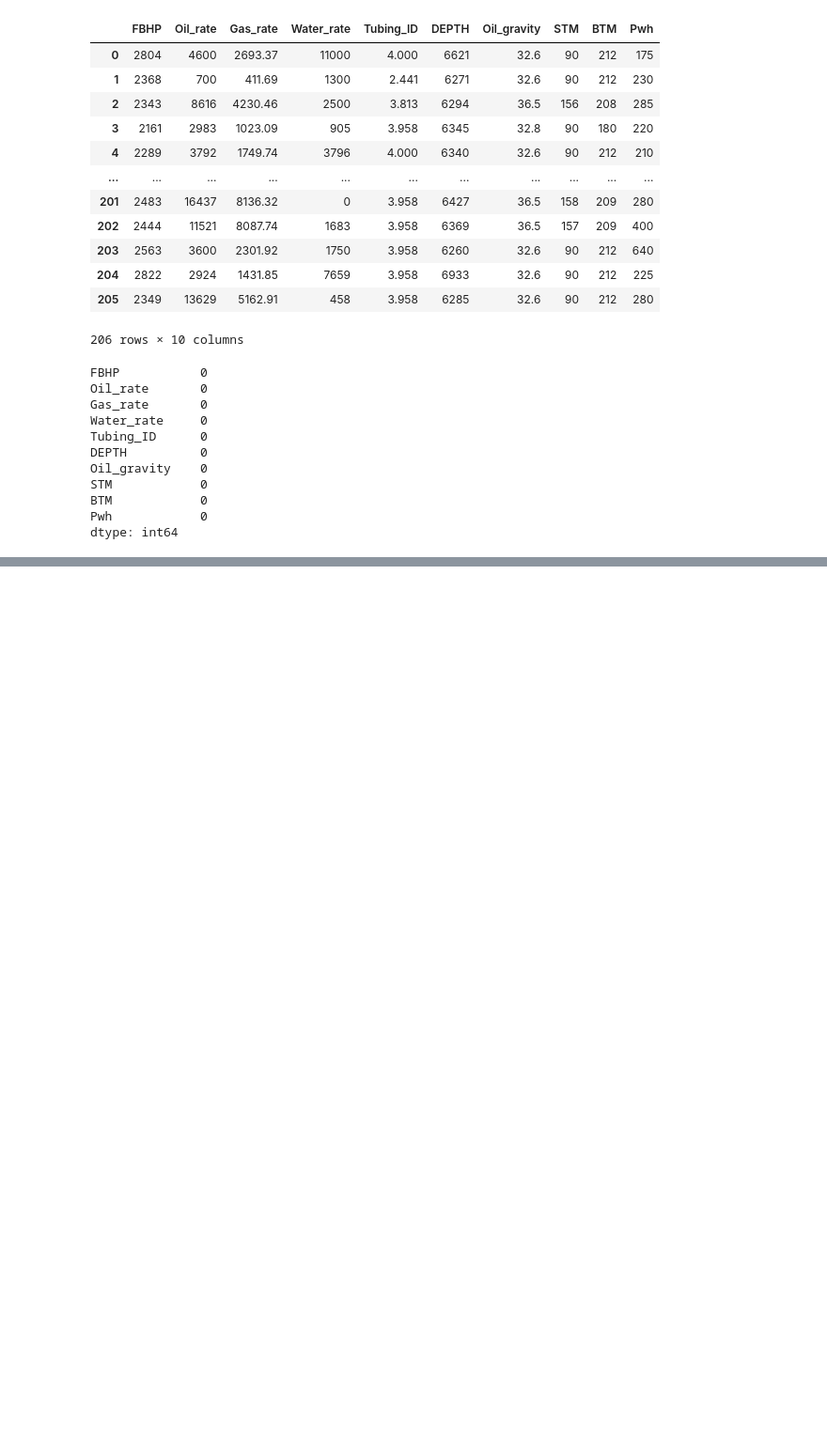
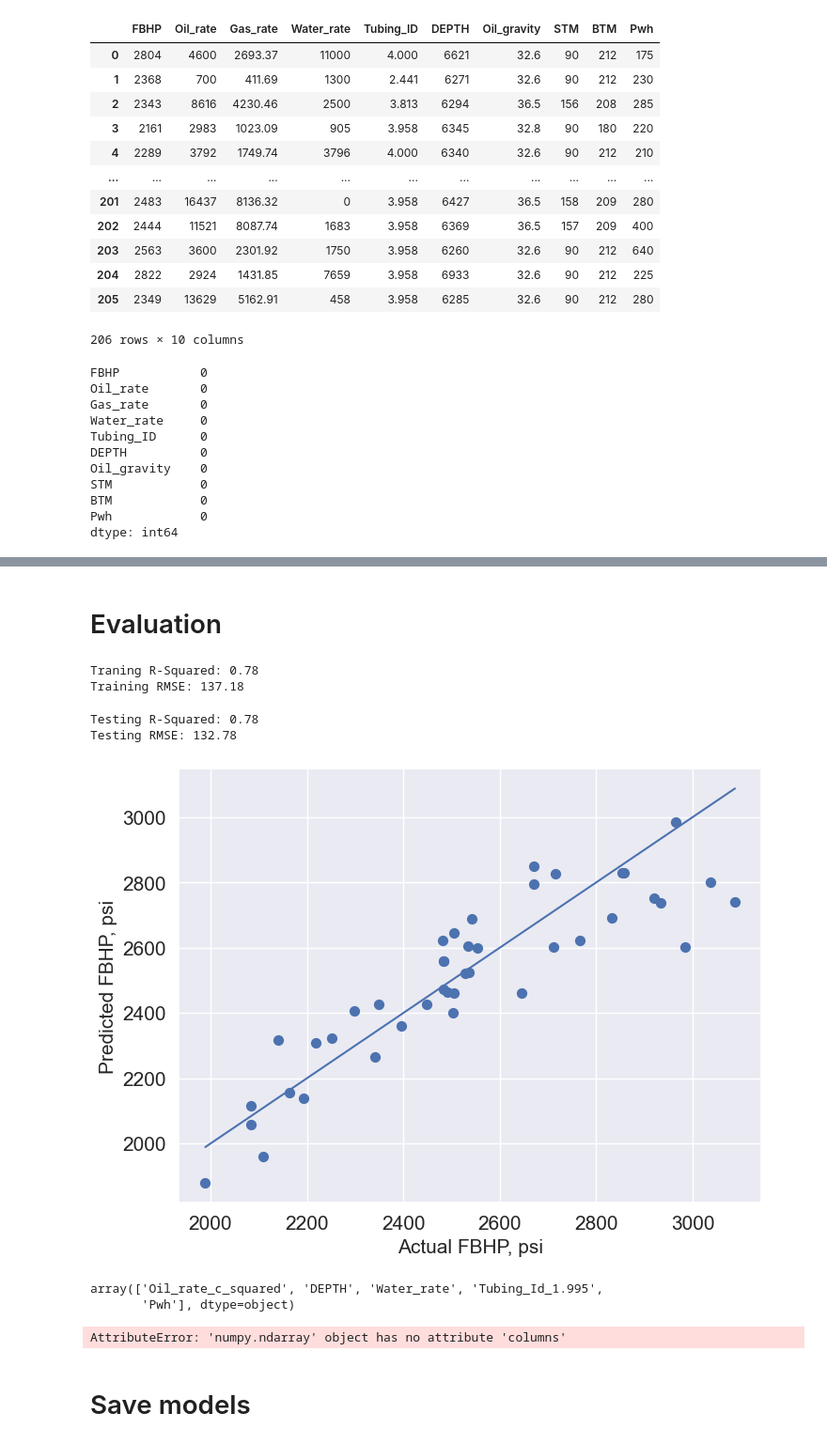
Before and after one commit to ashrafalaghbari/ProBHP, a Jupyter notebook: FBHP_prediction.ipynb, the cells around one changed output, grey strips where cells are left out. Shown at 94% size. Cells and saved outputs as stored; diff of their text form; code cells hidden in the pictures; blank space fills up the shorter version.

```diff
--- a/FBHP_prediction.ipynb
+++ b/FBHP_prediction.ipynb
@@ -490,0 +137,5 @@ plt.show()
+# %%
+# Remove outliers based on scatter plot of paaired data and findings from cook-distance after modeling
+mask = train_y['FBHP'] < 1500
+train_X = train_X.drop(train_X[mask].index)
+train_y = train_y.drop(train_y[mask].index)
@@ -490,0 +501,52 @@ plt.show()
+# %% [markdown]
+# Evaluation
+# %%
+# Calculate predicted values for training set
+constant = pd.Series(np.ones((train_X.shape[0],)), name='constant')
+train_predictors = pd.concat([constant, scaled_train_X[['Oil_rate_c_squared', 'DEPTH','Water_rate','Tubing_Id_1.995', 'Pwh']].reset_index(drop=True)], axis=1)
+
+train_pred_y = model.predict(train_predictors)
+r_squared_train = r2_score(train_y, train_pred_y)
+# Calculate RMSE value
+rmse_train = np.sqrt(mean_squared_error(train_y, train_pred_y))
+# # Calculate r-square value
+print(f"Traning R-Squared: {r_squared_train:.2f}")
+print(f"Training RMSE: {rmse_train:.2f}")
+# %% [output]
+Traning R-Squared: 0.78
+Training RMSE: 137.18
+# %%
+# Calculate predicted values for testing set
+constant = pd.Series(np.ones((test_X.shape[0],)))
+test_predictors = pd.concat([constant, scaled_test_X[['Oil_rate_c_squared', 'DEPTH','Water_rate','Tubing_Id_1.995', 'Pwh']].reset_index(drop=True)], axis=1)
+
+test_pred_y = model.predict(test_predictors)
+r_squared_test = r2_score(test_y, test_pred_y)
+# Calculate RMSE value
+rmse_test = np.sqrt(mean_squared_error(test_y, test_pred_y))
+# # Calculate r-square value
+print(f"Testing R-Squared: {r_squared_test:.2f}")
+print(f"Testing RMSE: {rmse_test:.2f}")
+# %% [output]
+Testing R-Squared: 0.78
+Testing RMSE: 132.78
+# %%
+# cross plot
+fig, ax = plt.subplots(1, 1, figsize=(8,6))
+# Create a scatter plot
+ax.scatter(test_y, test_pred_y, marker='o', s=50, c='b', alpha=1)
+
+# Add a 45-degree line
+ax.plot([np.min(test_y),np.max(test_y)], [np.min(test_y),np.max(test_y)], linestyle='-')
+
+# Add labels and a title
+plt.xlabel("Actual FBHP, psi", fontsize=15)
+plt.ylabel("Predicted FBHP, psi",  fontsize=15)
+plt.xticks(fontsize=15)
+plt.yticks(fontsize=15)
+
+# plt.savefig("cross plot.png", dpi=1600, bbox_inches='tight')
+# Show the plot
+plt.show()
+# %% [output]
+[figure, added]
@@ -490,0 +562,12 @@ plt.show()
+# %%
+
+scaler_5.feature_names_in_
+# %% [output]
+array(['Oil_rate_c_squared', 'DEPTH', 'Water_rate', 'Tubing_Id_1.995',
+       'Pwh'], dtype=object)
+# %%
+X_new_5_scaled.
+# %% [output]
+AttributeError: 'numpy.ndarray' object has no attribute 'columns'
+# %% [markdown]
+# Save models
```
Also changed, not shown: parts of 47 cells of this notebook.
